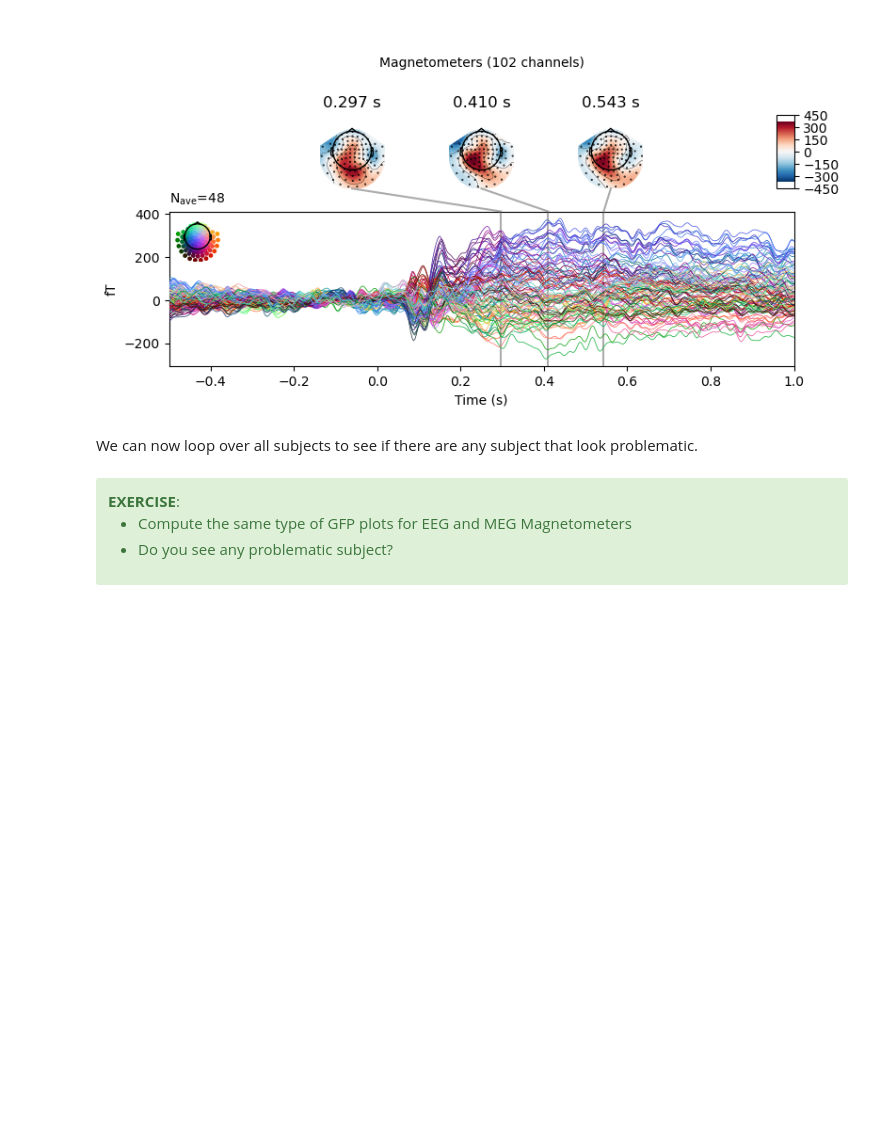
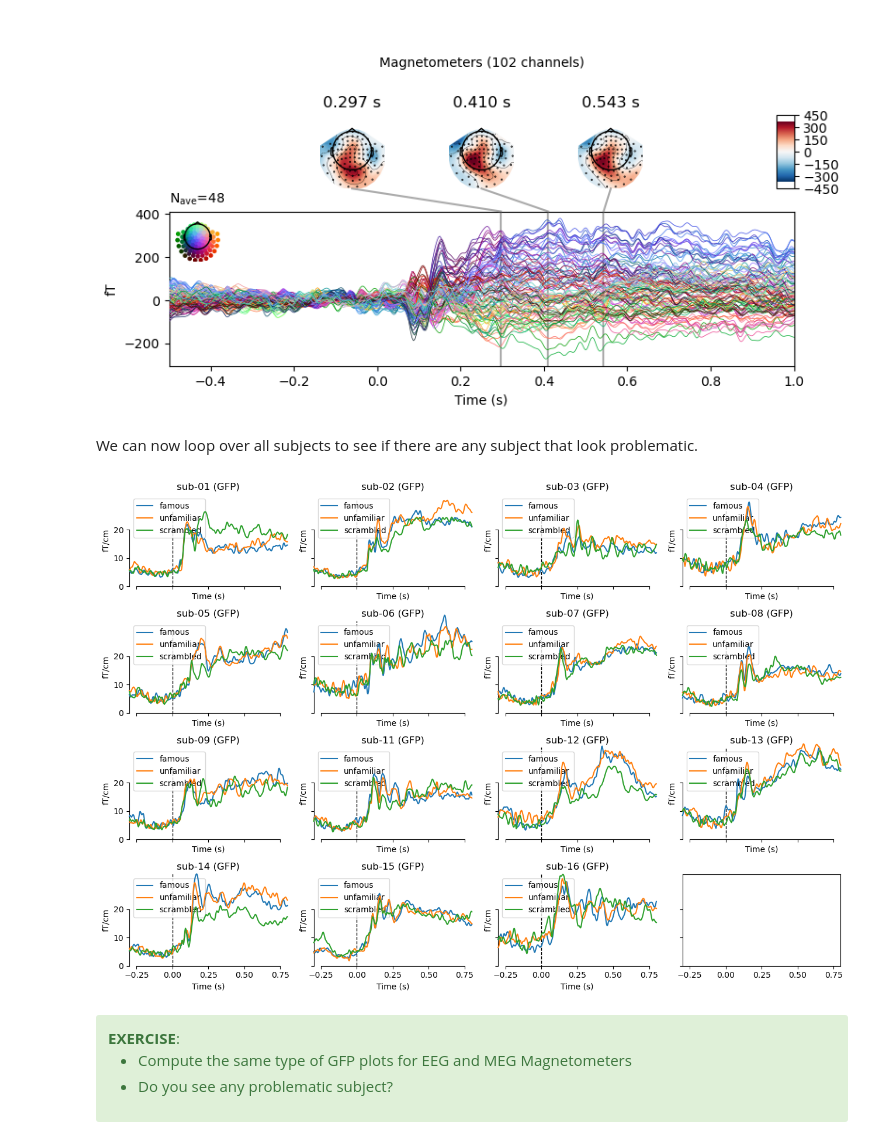
Before and after one commit to wmvanvliet/mne_practical_meeg_2025, a Jupyter notebook: 6-Group_analysis.ipynb, the cells around one changed output. Drawn from its saved outputs; the diff is of its cells as text; code cells hidden in the pictures; blank space fills up the shorter version.

```diff
--- a/6-Group_analysis.ipynb
+++ b/6-Group_analysis.ipynb
@@ -38,7 +40,7 @@ sub-03_list-ave.fif  sub-07_list-ave.fif  sub-11_list-ave.fif
 
 We have here the evoked data for all but 3 subjects.
 # %%
-datasets = ['sub-%02d' % ii for ii in range(1, 12)  if ii not in [5, 10, 16]]
+datasets = ['sub-%02d' % ii for ii in range(1, 17) if ii not in [10]]
 datasets
 # %% [output]
 ['sub-01',
@@ -73,19 +81,21 @@ that look problematic.
 # %%
 conditions = ['famous', 'unfamiliar', 'scrambled']
 
 f, axes = plt.subplots(4, 4, figsize=(13, 9), sharex=True, sharey=True)
 
 for ax, subject in zip(axes.ravel(), datasets):
     evokeds_dict = dict()
     fname = os.path.join(evokeds_path, ('%s_list-ave.fif' % subject))
     evokeds = mne.read_evokeds(fname)
     evokeds = [ev for ev in evokeds if ev.comment in conditions]
     for condition, ev in zip(conditions, evokeds):
-        evokeds_dict[condition] = ev.crop(tmax=0.5)
+        evokeds_dict[condition] = ev.crop(tmin=-0.3, tmax=0.8)
     mne.viz.plot_compare_evokeds(evokeds_dict, picks='grad', show=False,
                                  axes=ax, title=subject)
 
 plt.tight_layout()
+# %% [output]
+[figure, added]
 # %% [markdown]
 <div class='alert alert-success'>
     <b>EXERCISE</b>:
```
Also changed, not shown: parts of 38 cells of this notebook.
